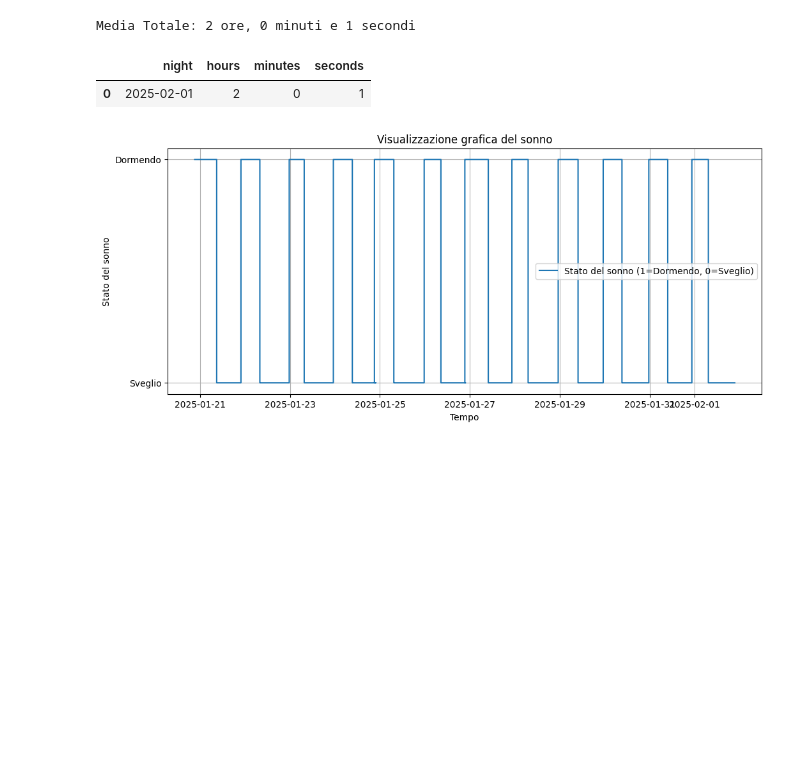
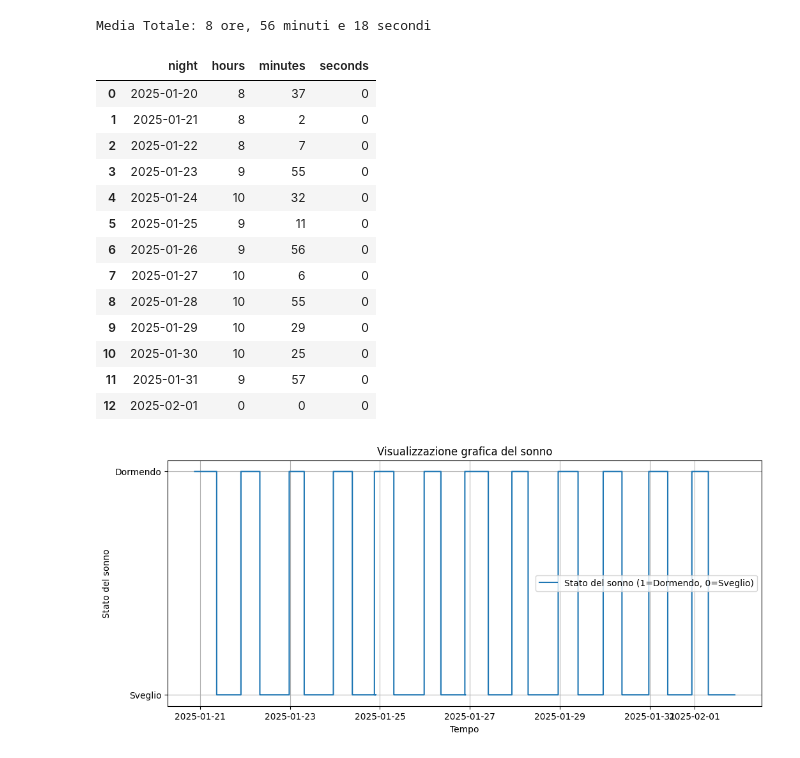
Before and after one commit to AndreaAccornero/IotAlarmSystem, a Jupyter notebook: DataAnalysis/DataAnalysis.ipynb, the cells around one changed output. Saved outputs shown, nothing was run; the diff lists cells and outputs as text; code cells hidden in the pictures; blank space fills up the shorter version.

```diff
--- a/DataAnalysis/DataAnalysis.ipynb
+++ b/DataAnalysis/DataAnalysis.ipynb
@@ -40,6 +40,10 @@ df = pd.DataFrame(data)
 # %%
 timestamps = []
 values = []
+
+
+start_date = pd.Timestamp("2025-01-20", tz="UTC")
+end_date = pd.Timestamp("2025-01-31", tz="UTC")
 
 for single_date in pd.date_range(start=start_date, end=end_date, freq="D"):
     sleep_start_hour = int(np.random.choice([21, 22, 23]))
@@ -185,36 +189,48 @@ def calculate_corrected_sleep_per_night(df):
 
     sleep_summary_df = pd.DataFrame(sleep_data)
 
     return sleep_summary_df
 
-corrected_sleep_per_night_df = calculate_corrected_sleep_per_night(df)
+corrected_sleep_per_night_df = calculate_corrected_sleep_per_night(simulated_df_random)
 
 
 ## CALCOLO MEDIE
 total_avg_seconds = corrected_sleep_per_night_df["hours"].mean() * 3600 + \
                     corrected_sleep_per_night_df["minutes"].mean() * 60 + \
                     corrected_sleep_per_night_df["seconds"].mean()
 
 
 average_hours = int(total_avg_seconds // 3600)
 average_minutes = int((total_avg_seconds % 3600) // 60)
 average_seconds = int(total_avg_seconds % 60)
 
 average_row = pd.DataFrame([{
     "night": "Media Totale",
     "hours": average_hours,
     "minutes": average_minutes,
     "seconds": average_seconds
 }])
 
 
 print(f"Media Totale: {average_hours} ore, {average_minutes} minuti e {average_seconds} secondi")
 
 corrected_sleep_per_night_df
 # %% [output]
-Media Totale: 2 ore, 0 minuti e 1 secondi
+Media Totale: 8 ore, 56 minuti e 18 secondi
 |  | night | hours | minutes | seconds |
-| 0 | 2025-02-01 | 2 | 0 | 1 |
+| 0 | 2025-01-20 | 8 | 37 | 0 |
+| 1 | 2025-01-21 | 8 | 2 | 0 |
+| 2 | 2025-01-22 | 8 | 7 | 0 |
+| 3 | 2025-01-23 | 9 | 55 | 0 |
+| 4 | 2025-01-24 | 10 | 32 | 0 |
+| 5 | 2025-01-25 | 9 | 11 | 0 |
+| 6 | 2025-01-26 | 9 | 56 | 0 |
+| 7 | 2025-01-27 | 10 | 6 | 0 |
+| 8 | 2025-01-28 | 10 | 55 | 0 |
+| 9 | 2025-01-29 | 10 | 29 | 0 |
+| 10 | 2025-01-30 | 10 | 25 | 0 |
+| 11 | 2025-01-31 | 9 | 57 | 0 |
+| 12 | 2025-02-01 | 0 | 0 | 0 |
 # %%
 import matplotlib.pyplot as plt
 
```
